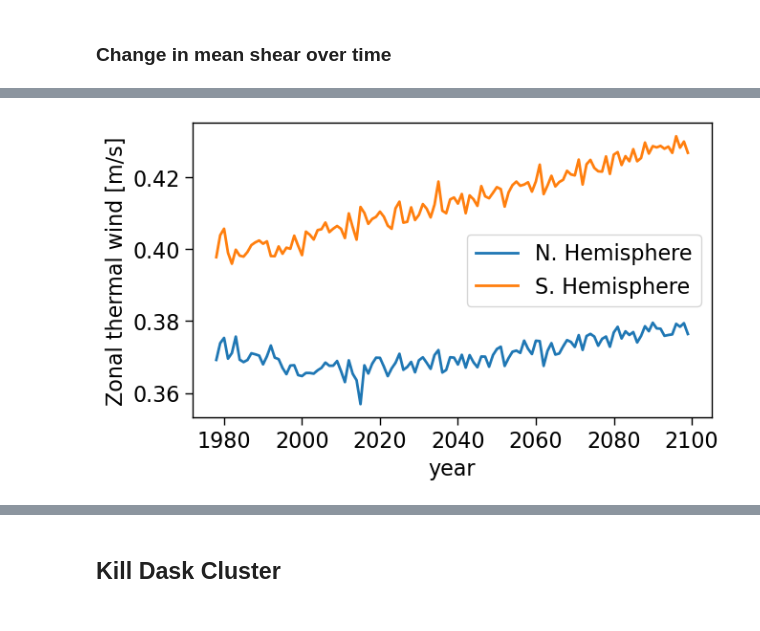
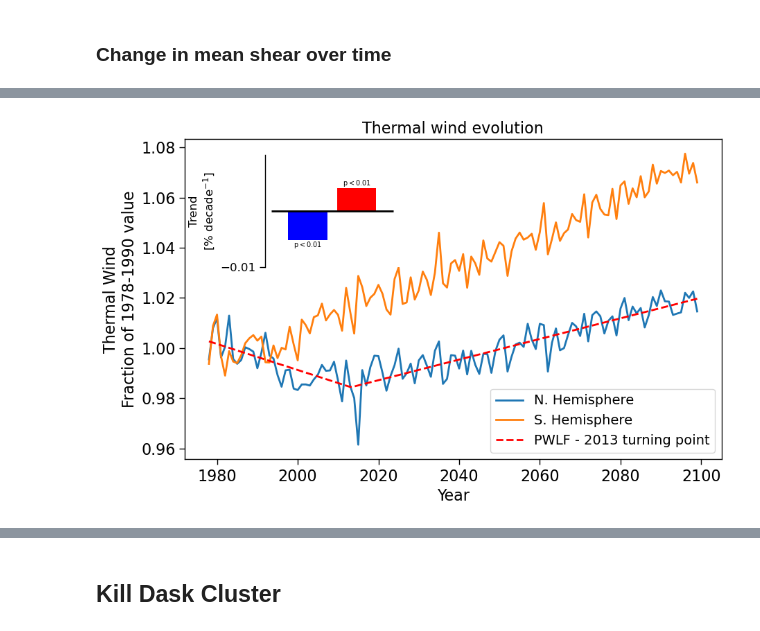
Before and after one commit to ivalencius/winds-of-change, a Jupyter notebook: CESMLENS2.ipynb, the cells around one changed output, grey strips where cells are left out. Cells and saved outputs as stored; diff of their text form; code cells hidden in the pictures.

Commit message:
better plots

```diff
--- a/CESMLENS2.ipynb
+++ b/CESMLENS2.ipynb
@@ -978,15 +977,16 @@ percentiles = np.array([0.05, 0.1, 0.2, 0.3, 0.4, 0.5, 0.6, 0.7, 0.8, 0.9, 0.95,
 slopes = []
 for p in tqdm(percentiles):
     # Get the p percentile wind at each time slice
-    q_winds = u200_extratropical.isel(realization=0).U200.quantile(p, dim=['lat', 'lon'])
-    normed = ((q_winds-q_winds.mean())/q_winds.mean())
-    linear = normed.polyfit('time', 1)
+    q_winds = u200_extratropical.U200.quantile(p, dim=['lat', 'lon', 'realization'])
+    ref_mean = q_winds.sel(time=slice('1978', '1980')).mean()
+    percentage = q_winds/ref_mean
+    linear = percentage.polyfit('time', 1)
     slopes.append(linear.polyfit_coefficients.sel(degree=1)*10*100*1/(3.17098*10**-17))  # nanoseconds to decadal percentage
 
 ax.plot(percentiles*100, slopes, color='k')
 ax.set_ylabel('U200 % increase\nper decade (linear fit)')
 ax.set_xlabel('Percentile')
-ax.set_title('U200 [normalized]')
+ax.set_title('U200 [standardized]')
 
 plt.show()
 # %% [output]
@@ -1104,23 +1104,84 @@ ug_smbb.to_netcdf('data/ug_thermal_wind_mon1.nc')
 # %% [markdown]
 ### Load Data
 # %%
-ug_smbb = xr.load_dataset('data/ug_thermal_wind_mon1.nc').ug
+ug_smbb = xr.load_dataset('data/ug_thermal_wind_mon1.nc')
+yearly_shear = mon2yearly(ug_smbb, 'ug')
 # Now get the extra tropics
 extratropics = (
-    ug_smbb
+    yearly_shear
     .where((ug_smbb.lat <= 60) & (ug_smbb.lat >= -60), np.nan)
     .where((ug_smbb.lat >= 20) | (ug_smbb.lat <= -20), np.nan)
     )
+
+NH = extratropics.where(extratropics.lat > 0, drop=True)
+SH = extratropics.where(extratropics.lat < 0, drop=True)
 # %% [markdown]
 ### Change in mean shear over time
 # %%
-yearly_shear = extratropics.groupby('time.year').mean()
-fig, ax = plt.subplots(figsize=(7,4))
+fig, ax = plt.subplots(figsize=(10,6))
+years = NH['time.year'].values
+
+NH_ref = NH.sel(time=slice('1978', '1990')).mean()
+SH_ref = SH.sel(time=slice('1978', '1990')).mean()
+
+NH_comp = (NH/NH_ref).mean(['realization', 'lat', 'lon'])
+SH_comp = (SH/SH_ref).mean(['realization', 'lat', 'lon'])
 # North hemisphere
-yearly_shear.where(yearly_shear.lat > 0, drop=True).mean(['realization', 'lat', 'lon']).plot(ax=ax, label='N. Hemisphere')
-yearly_shear.where(yearly_shear.lat < 0, drop=True).mean(['realization', 'lat', 'lon']).plot(ax=ax, label='S. Hemisphere')
-ax.legend()
+ax.plot(years, NH_comp, label='N. Hemisphere')
+ax.plot(years, SH_comp, label='S. Hemisphere')
+
+# Compute piecewise linear fit
+NH_pwlf = pwlf.PiecewiseLinFit(years, NH_comp)
+breaks = NH_pwlf.fit(2)
+break_year = int(breaks[1])
+slopes = NH_pwlf.calc_slopes()*10
+p_vals = NH_pwlf.p_values(method='non-linear')[1:]  # betas are [intercept, slope1, slope2, ...]
+# print(f'Piecewise Parameters\n\tBreakpoint: {break_year}\n\tDecadal Slopes: {slopes}\n\tP-Values: {p_vals}')
+y_hat = NH_pwlf.predict(years)
+ax.plot(years, y_hat, color='red', linestyle='--', label=f'PWLF - {break_year} turning point')
+
+# Make plot
+# Add small annotation
+ins = ax.inset_axes([0.15, 0.6, 0.25, 0.35])
+pos = slopes > 0
+neg = slopes < 0
+l = np.array([1, 2])
+for i, (m, p) in enumerate(zip(slopes, p_vals)):
+    i+=1
+    if m > 0:
+        rects = ins.bar(i, m, color='red')
+    else:
+        rects = ins.bar(i, m, color='blue')
+    if p < 0.01:
+        ins.bar_label(rects, ['p$<$0.01'])
+# Partition the percentile values to be able to draw large numbers in
+# white within the bar, and small numbers in black outside the bar.
+ins.hlines(0, 0.25, 2.75, color='k')
+# Remove spines
+ins.spines['top'].set_visible(False)
+ins.spines['right'].set_visible(False)
+ins.spines['bottom'].set_visible(False)
+# Remove ticks
+ins.tick_params(
+    axis='x',          # changes apply to the x-axis
+    which='both',      # both major and minor ticks are affected
+    bottom=False,      # ticks along the bottom edge are off
+    top=False,         # ticks along the top edge are off
+    labelbottom=False,
+)
+# Set ticks
+ymin = int(min(slopes)/0.01)*0.01-0.01
+ymax = int(max(slopes)/0.01)*0.01+0.01
+ins.set_yticks(np.arange(ymin, ymax, 0.1))
+ins.tick_params(axis='y', labelsize=12)
+ins.set_ylim(ymin, ymax)
+ins.set_ylabel('Trend\n[% decade$^{-1}$]', fontsize=12)
+
+ax.legend(loc='lower right', fontsize=14)
+ax.set_ylabel('Thermal Wind\nFraction of 1978-1990 value')
+ax.set_xlabel('Year')
+ax.set_title('Thermal wind evolution')
 plt.show()
 # %% [output]
 [interactive output not drawn]
-[figure, old version]
+[figure, new version]
```
Also changed, not shown: parts of 10 cells of this notebook.
